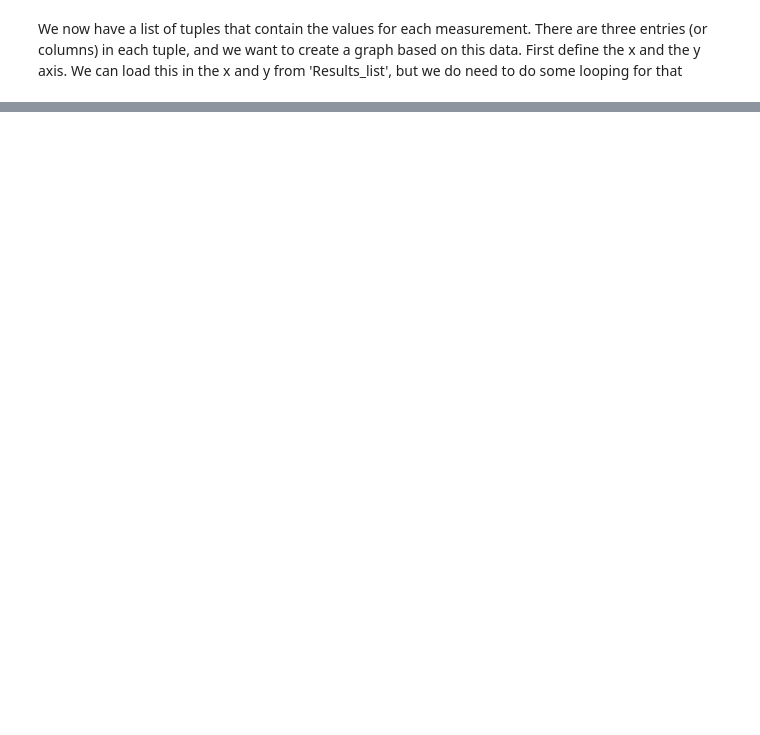
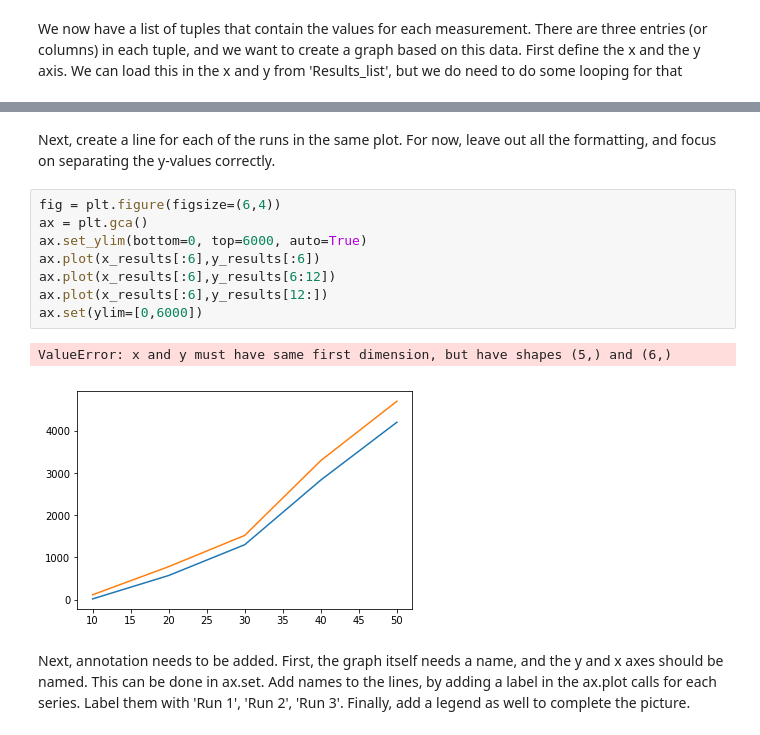
Before and after one commit to lacdr-tox/basic-programming-in-drug-discovery, a Jupyter notebook: python/exercises/2. Basic Plotting.ipynb, the cells around one changed output, grey strips where cells are left out. Saved outputs shown, nothing was run; the diff lists cells and outputs as text; blank space fills up the shorter version.

```diff
--- a/python/exercises/2. Basic Plotting.ipynb
+++ b/python/exercises/2. Basic Plotting.ipynb
@@ -58,0 +66,17 @@ ax.set(title='Labresults plot',xlabel='Concentration',ylabel='Counts', ylim=[0,5
+# %% [markdown]
+Next, create a line for each of the runs in the same plot. For now, leave out all the formatting, and focus on separating the y-values correctly.
+# %%
+fig = plt.figure(figsize=(6,4))
+ax = plt.gca()
+ax.set_ylim(bottom=0, top=6000, auto=True)
+ax.plot(x_results[:6],y_results[:6])
+ax.plot(x_results[:6],y_results[6:12])
+ax.plot(x_results[:6],y_results[12:])
+ax.set(ylim=[0,6000])
+# %% [output]
+ValueError: x and y must have same first dimension, but have shapes (5,) and (6,)
+[figure, added]
+# %% [markdown]
+Next, annotation needs to be added. First, the graph itself needs a name, and the y and x axes should be named. This can be done in ax.set.
+Add names to the lines, by adding a label in the ax.plot calls for each series. Label them with 'Run 1', 'Run 2', 'Run 3'.
+Finally, add a legend as well to complete the picture.
```
Also changed, not shown: parts of 6 cells of this notebook.
